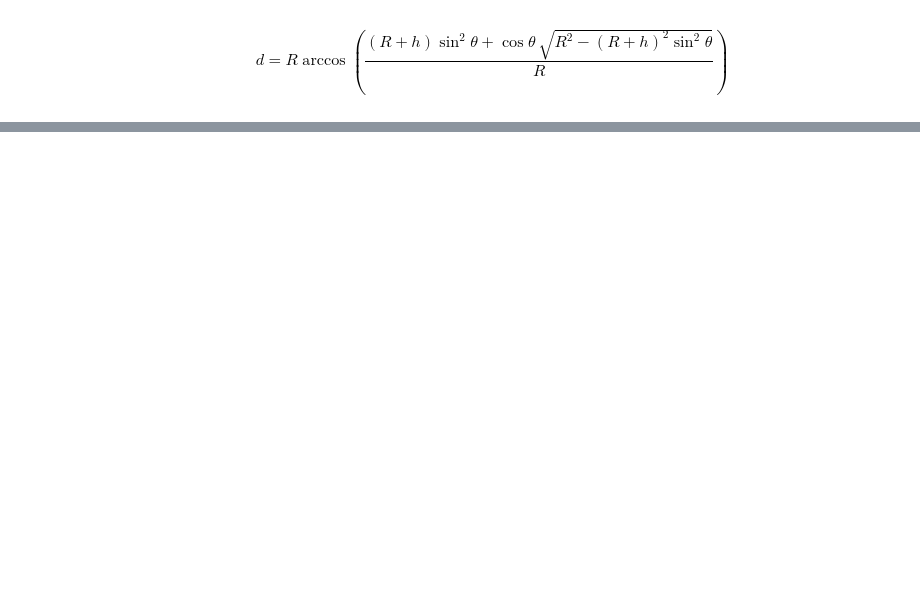
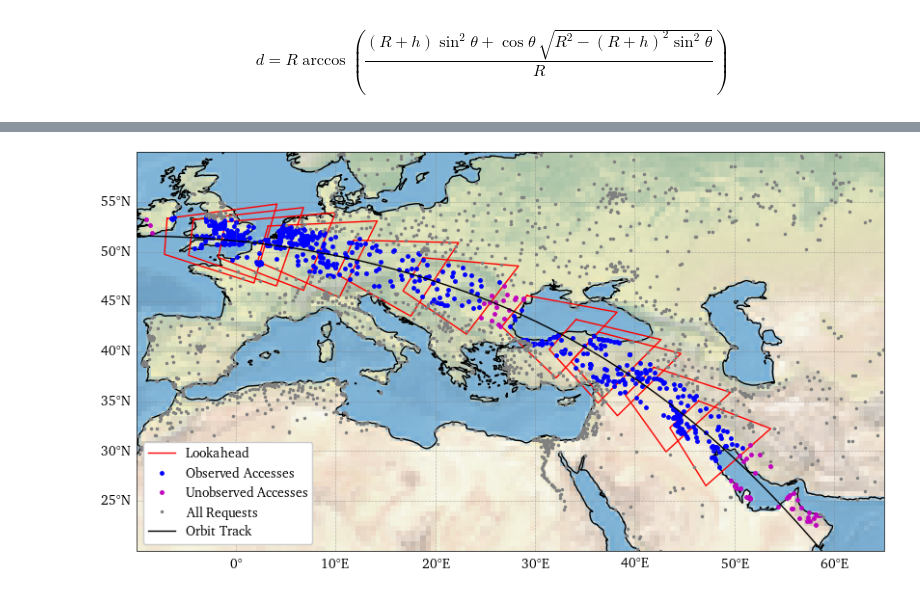
Before and after one commit to Shreeyam/phd_code, a Jupyter notebook: notebooks/lookahead_discounting_analytic.ipynb, the cells around one changed output, grey strips where cells are left out. Drawn from its saved outputs; the diff is of its cells as text; code cells hidden in the pictures; blank space fills up the shorter version.

```diff
--- a/notebooks/lookahead_discounting_analytic.ipynb
+++ b/notebooks/lookahead_discounting_analytic.ipynb
@@ -3,7 +3,13 @@ import numpy as np
 import matplotlib.pyplot as plt
 import matplotlib.animation as animation
 import scienceplots
+import scipy.stats as st
 plt.style.use(['science', 'grid'])
+plt.rcParams['text.latex.preamble'] = r'''
+    \usepackage[T1]{fontenc}
+    \usepackage{XCharter}
+    \usepackage[charter,vvarbb,scaled=1.05]{newtxmath}
+'''
 
 import os
 import sys
@@ -31,7 +34,7 @@ os.chdir("./exploration")
 requests = load_worldcities(10000)
 t0 = datetime.datetime(2024, 1, 1, 12, 0, 0)
 orbit = circular_orbit(a=Constants.R_E+h, i=np.deg2rad(51.6), Omega=np.pi, M=np.pi/2, t=t0)
-t_end = datetime.datetime(2024, 1, 1, 13, 0, 0)
+t_end = datetime.datetime(2024, 1, 1, 12, 30, 0)
 accesses = get_accesses(requests, orbit, 500, 30, t0, t_end)
 width=800
 height=600
@@ -227,0 +207,72 @@ TypeError: 'NoneType' object is not subscriptable
+# %%
+for a in accesses:
+    a.state = {"observed": False}
+
+K = get_intrinsics(800, width//2, height//2)
+
+fig = plt.figure(figsize=(10, 10))
+# Create a cartopy GeoAxes with PlateCarree projection
+ax = plt.axes(projection=ccrs.PlateCarree())
+lookahead_plotted=False
+box = np.array([[0, 0], [width, 0], [width, height], [0, height], [0, 0]])
+
+# TODO: Cull the schedule too!!! TBD...
+
+utilities, advs, costs = [], [], []
+
+for i, s in enumerate(schedule):
+    t = s.time
+    # Convert all accesses to ECEF
+    accesses_converted = [(latlong2ecef([a.lat, a.long]), a.angle, a.time, a, i) for i, a in enumerate(accesses)]
+    # Get current orbit position in ECEF
+    orbit_new = propagate_orbit(orbit, t)
+    r , v = kepler2eci(orbit_new)
+    pos_ecef = eci2ecef(r, t)
+    v_ecef = eci2ecef(v, t)
+
+    lookahead_action, lookahead_reward, in_box_idx, utility, adv, cost = evaluate_lookahead_chain(t, orbit_new, accesses_converted)
+    utilities.append(utility)
+    advs.append(adv)
+    costs.append(cost)
+    # Mark the accesses as observed
+
+    # print(in_box_idx)
+
+    pitch_deg, roll_deg = lookahead_action
+
+    # For plotting
+    ecef_unprojected_dir = -(r - unproject_from_orbit(box, 1, K, orbit_new, t, pitch_angle=pitch_deg, roll_angle=roll_deg))
+    # Calculate Earth line intersections in ECI
+
+    eci_intersections = [earth_line_intersection(r, d)[0] for d in ecef_unprojected_dir]
+    # Convert to latlong
+    latlong_intersections = [ecef2latlong(eci2ecef(i, t)) for i in eci_intersections]
+    # Plot
+    if(lookahead_reward > 0):
+        for j in in_box_idx:
+            accesses[accesses_converted[j][-1]].state["observed"] = True
+
+        plt.plot([a[1] for a in latlong_intersections], [a[0] for a in latlong_intersections], 'r', transform=ccrs.PlateCarree(), label='Lookahead' if not lookahead_plotted else None)
+        lookahead_plotted = True
+
+# Plot accesses
+plt.plot([a.long for a in accesses if a.state["observed"]], [a.lat for a in accesses if a.state["observed"]], 'b.', transform=ccrs.PlateCarree(), label='Observed Accesses', markersize=5)
+plt.plot([a.long for a in accesses if not a.state["observed"]], [a.lat for a in accesses if not a.state["observed"]], 'm.', transform=ccrs.PlateCarree(), label='Unobserved Accesses', markersize=5)
+plt.plot([r.long for r in requests if r not in [x.request for x in accesses]], [r.lat for r in requests if r not in [x.request for x in accesses]], '.', transform=ccrs.PlateCarree(), label="All Requests", color='grey', markersize=3)
+# May as well plot the orbit track
+orbit_latlong = [kepler2latlong(propagate_orbit(orbit, t), orbit.t + datetime.timedelta(seconds=t)) for t in np.linspace(0, (t_end - t0).total_seconds(), 100)]
+plt.plot([long for lat, long in orbit_latlong], [lat for lat, long in orbit_latlong], 'k-', label='Orbit Track')
+
+# Add coastlines
+ax.stock_img()
+ax.coastlines()
+ax.set_extent([-10, 65, 20, 60], crs=ccrs.PlateCarree())
+ax.legend(frameon=True)
+
+# Add gridlines for latitude and longitude
+gridlines = ax.gridlines(draw_labels=True, linestyle='--', color='gray', alpha=0.5)
+gridlines.top_labels = False    # Disable labels at the top
+gridlines.right_labels = False  # Disable labels on the right
+plt.show()
+# %% [output]
+[figure, added]
```
Also changed, not shown: parts of 3 cells of this notebook, 9 other files.
